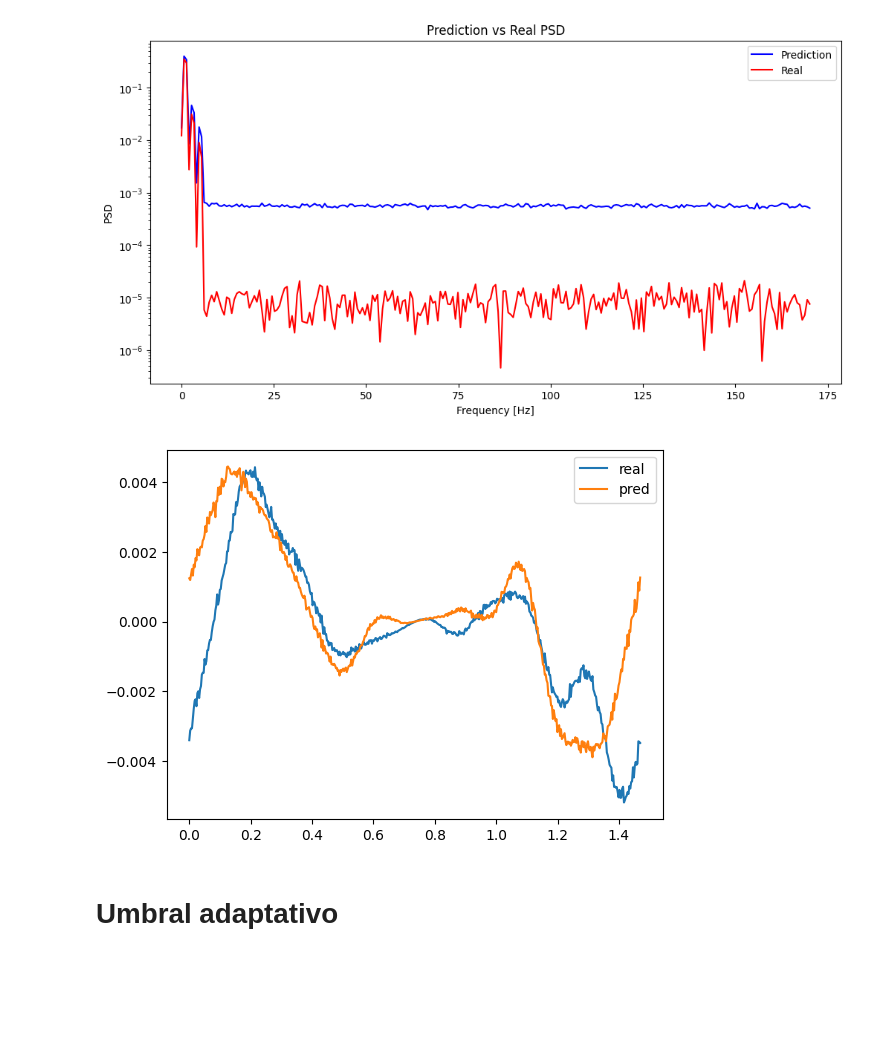
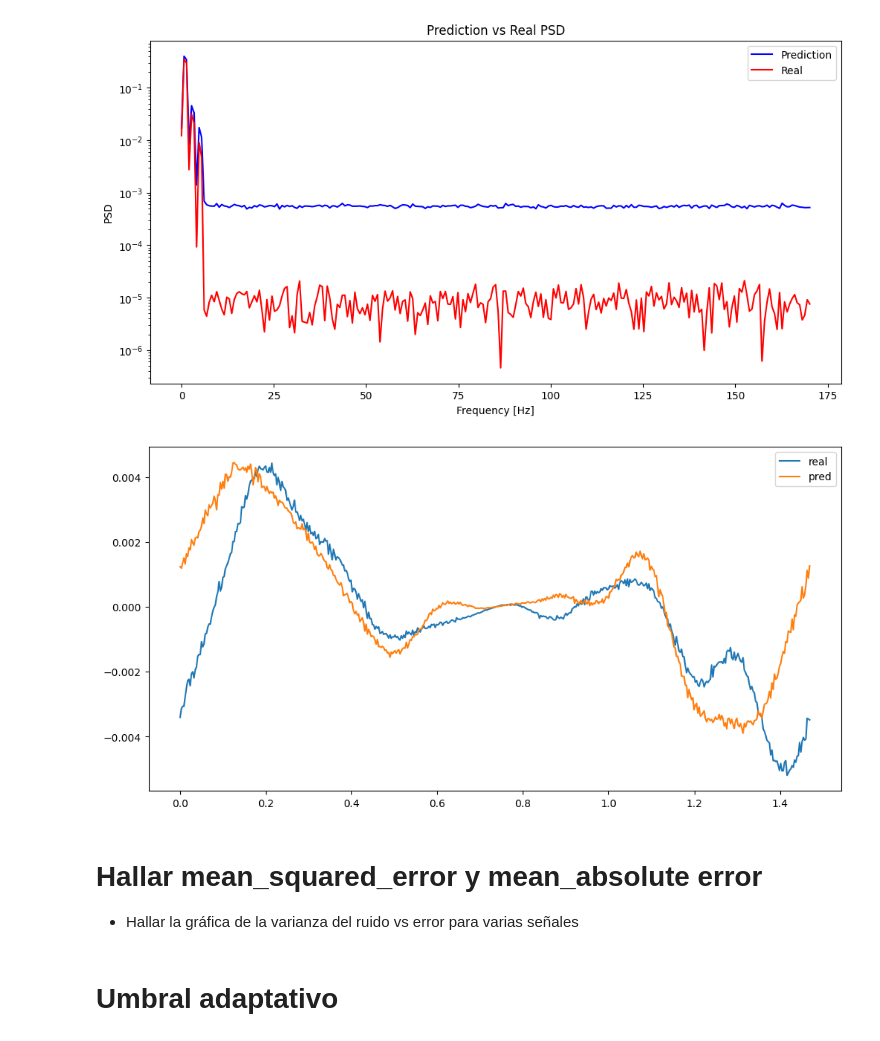
Before and after one commit to dramirezbe/Signal-theory, a Jupyter notebook: Random-signal-analysis/PSD_Estimation_David_Ramirez_Betancourth.ipynb, the cells around one changed output. Drawn from its saved outputs; the diff is of its cells as text; code cells hidden in the pictures; blank space fills up the shorter version.

```diff
--- a/Random-signal-analysis/PSD_Estimation_David_Ramirez_Betancourth.ipynb
+++ b/Random-signal-analysis/PSD_Estimation_David_Ramirez_Betancourth.ipynb
@@ -174,34 +177,40 @@ np.random.seed(0)
 def reconstruir_senal(f, psd, t):
 
     # Convertir la PSD en la magnitud del espectro de frecuencia
     magnitud = np.sqrt(psd)
 
     # Crear un espectro complejo con magnitud y fase aleatoria
 
     fase_aleatoria = np.exp(1j * np.random.uniform(0, 2 * np.pi, len(f)))
     espectro = magnitud * fase_aleatoria
 
     # Duplicar el espectro para considerar las frecuencias negativas
     espectro_completo = np.concatenate([espectro, np.conj(espectro[::-1])])
 
     # Realizar la IFFT para obtener la señal en el dominio temporal
     senal = np.fft.ifft(espectro_completo)
 
     # Asegurar que la señal resultante sea real
     senal_real = np.real(senal)
 
     return senal_real[:len(t)]
 
 rec_real = reconstruir_senal(f, psd_real[100], t)
 rec_pred = reconstruir_senal(f,psd_real[100], t)
 t_rec = t[0:502]
 
+
+plt.figure(figsize=(12,6))
 plt.plot(t_rec, rec_real, label='real')
 plt.plot(t_rec, rec_pred, label='pred')
 plt.legend()
 plt.show()
 # %% [output]
-[figure, old version]
+[figure, new version]
+# %% [markdown]
+# Hallar mean_squared_error y mean_absolute error
+
+- Hallar la gráfica de la varianza del ruido vs error para varias señales
 # %% [markdown]
 # Umbral adaptativo
 # %%
```
Also changed, not shown: parts of 7 cells of this notebook, 1 other file.
